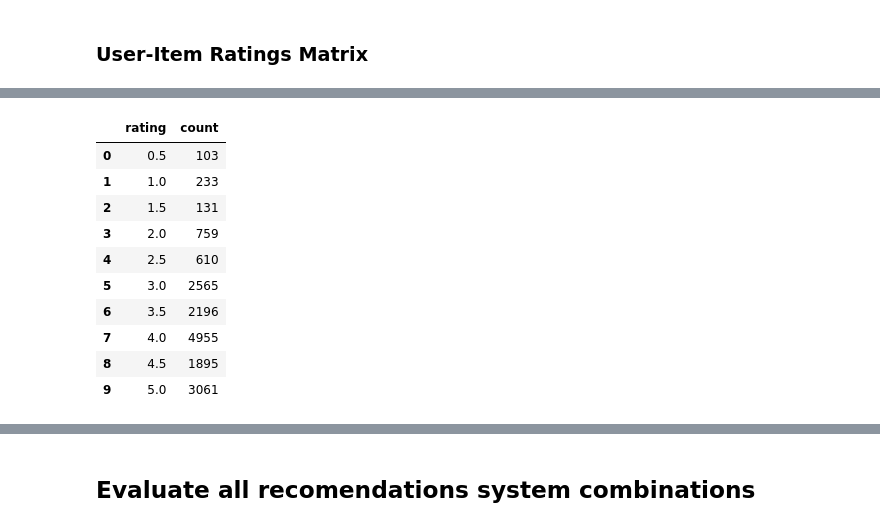
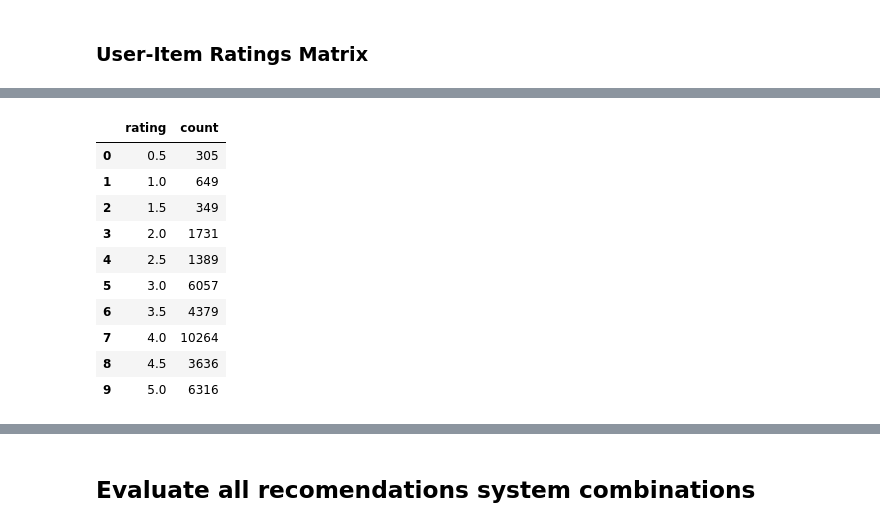
Before and after one commit to adrianmarino/cf-rec-sys-examples, a Jupyter notebook: cf_rec_sys_examples.ipynb, the cells around one changed output, grey strips where cells are left out. Cells and saved outputs as stored; diff of their text form; code cells hidden in the pictures.

```diff
--- a/cf_rec_sys_examples.ipynb
+++ b/cf_rec_sys_examples.ipynb
@@ -413,7 +416,7 @@ evaluator.evaluate(predictors, rm).sort_values(by='RMSE')
 ### User-Item Ratings Matrix
 # %%
 %%time
-dataset = MovielensDataset(n_users=200, n_movies=200)
+dataset = MovielensDataset(n_users=400, n_movies=400)
 rating_table = dataset.ratings()
 
 group_by(rating_table, 'rating')
@@ -423,14 +426,14 @@ Wall time: 39.4 ms
 |  | rating | count |
-| 0 | 0.5 | 103 |
-| 1 | 1.0 | 233 |
-| 2 | 1.5 | 131 |
-| 3 | 2.0 | 759 |
-| 4 | 2.5 | 610 |
-| 5 | 3.0 | 2565 |
-| 6 | 3.5 | 2196 |
-| 7 | 4.0 | 4955 |
-| 8 | 4.5 | 1895 |
-| 9 | 5.0 | 3061 |
+| 0 | 0.5 | 305 |
+| 1 | 1.0 | 649 |
+| 2 | 1.5 | 349 |
+| 3 | 2.0 | 1731 |
+| 4 | 2.5 | 1389 |
+| 5 | 3.0 | 6057 |
+| 6 | 3.5 | 4379 |
+| 7 | 4.0 | 10264 |
+| 8 | 4.5 | 3636 |
+| 9 | 5.0 | 6316 |
 # %%
 %%time
 rm = RatingsMatrix.from_df(rating_table, rows='user_seq', columns='movie_seq', value='rating')
```
Also changed, not shown: parts of 17 cells of this notebook, 8 other files.
